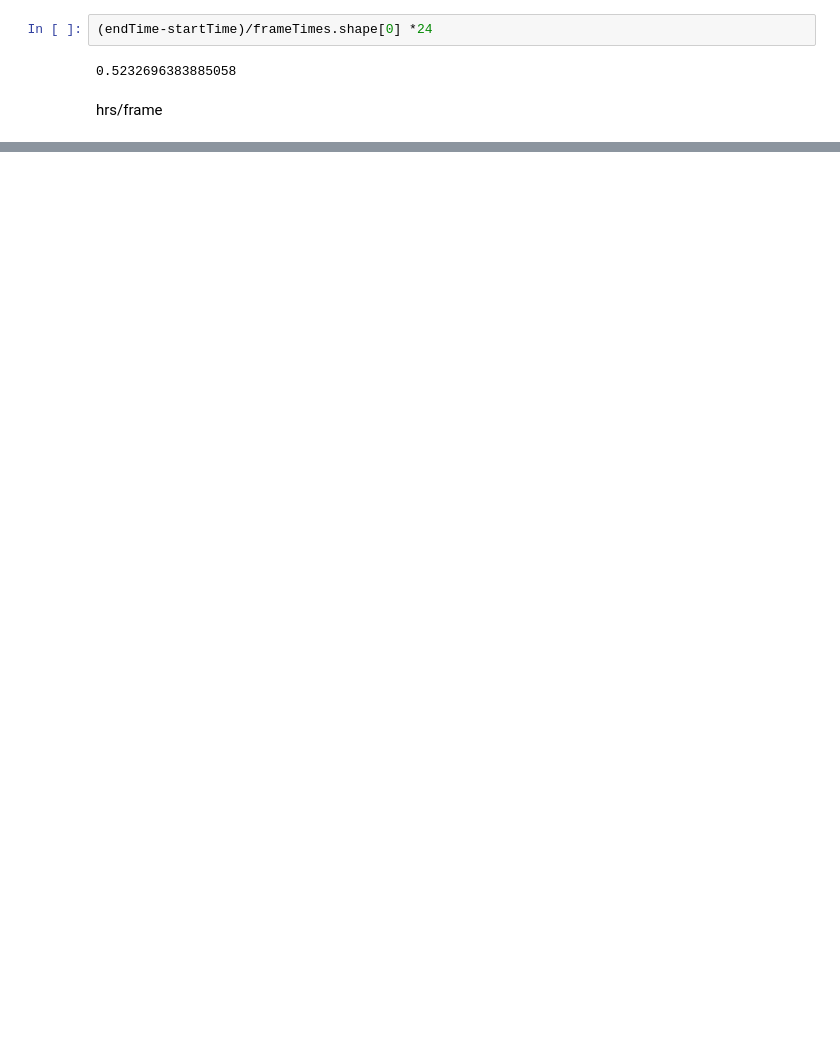
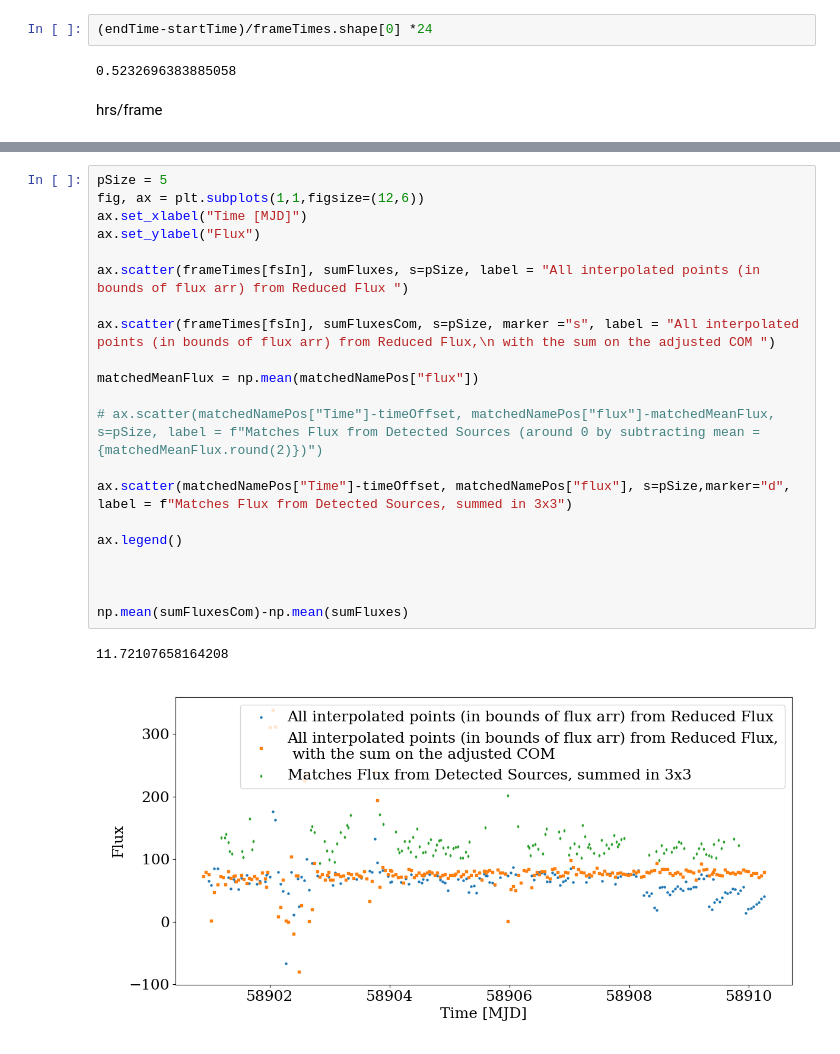
Before and after one commit to ble61/ASTR480, a Jupyter notebook: Test Code/allDataTest.ipynb, the cells around one changed output, grey strips where cells are left out. Drawn from its saved outputs; the diff is of its cells as text; blank space fills up the shorter version.

```diff
--- a/Test Code/allDataTest.ipynb
+++ b/Test Code/allDataTest.ipynb
@@ -188 +246,25 @@ np.argmax(sumFluxes)
+# %%
+pSize = 5
+fig, ax = plt.subplots(1,1,figsize=(12,6))
+ax.set_xlabel("Time [MJD]")
+ax.set_ylabel("Flux")
+
+ax.scatter(frameTimes[fsIn], sumFluxes, s=pSize, label = "All interpolated points (in bounds of flux arr) from Reduced Flux ")
+
+ax.scatter(frameTimes[fsIn], sumFluxesCom, s=pSize, marker ="s", label = "All interpolated points (in bounds of flux arr) from Reduced Flux,\n with the sum on the adjusted COM ")
+
+matchedMeanFlux = np.mean(matchedNamePos["flux"])
+
+# ax.scatter(matchedNamePos["Time"]-timeOffset, matchedNamePos["flux"]-matchedMeanFlux, s=pSize, label = f"Matches Flux from Detected Sources (around 0 by subtracting mean = {matchedMeanFlux.round(2)})")
+
+ax.scatter(matchedNamePos["Time"]-timeOffset, matchedNamePos["flux"], s=pSize,marker="d", label = f"Matches Flux from Detected Sources, summed in 3x3")
+
+ax.legend()
+
+
+
+np.mean(sumFluxesCom)-np.mean(sumFluxes)
+# %% [output]
+11.72107658164208
+[figure, added]
 # %%
```
Also changed, not shown: parts of 6 cells of this notebook, 18 other files.
